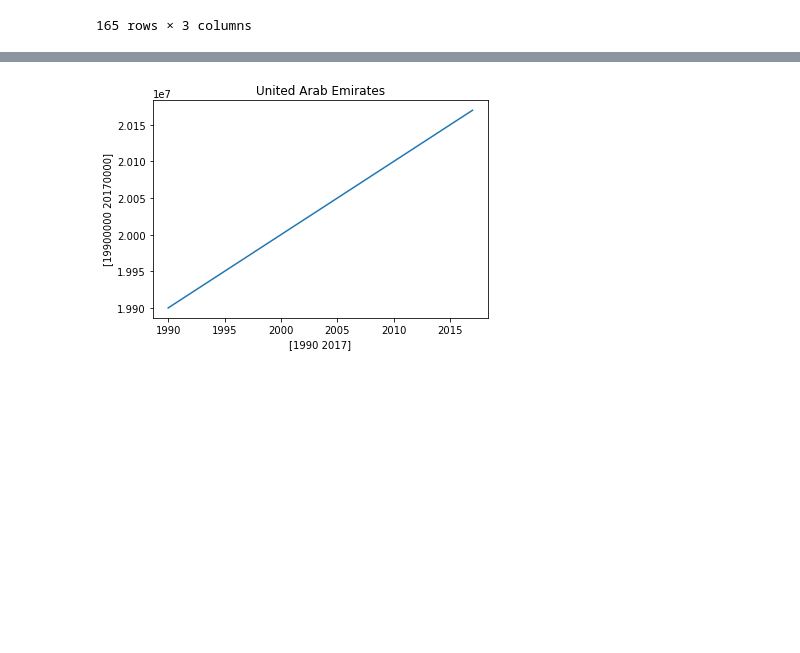
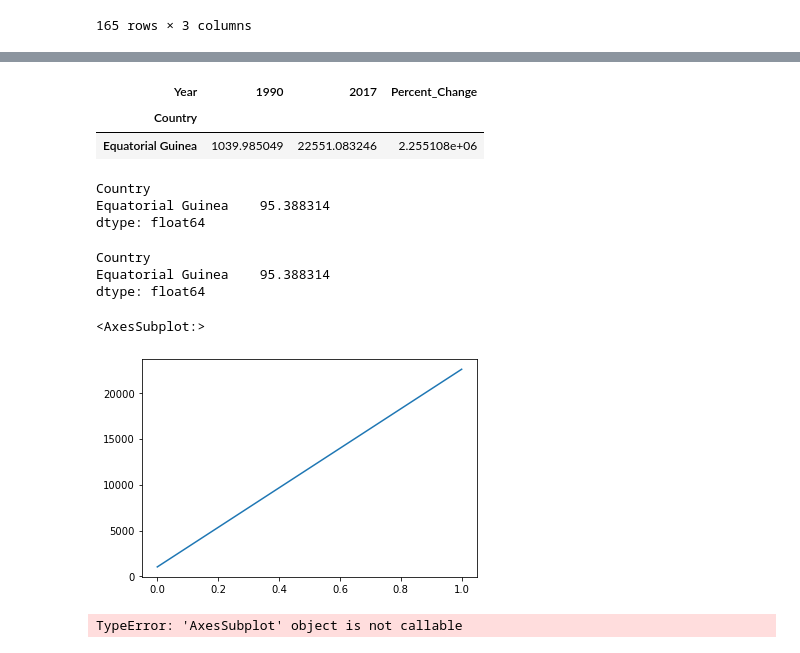
Before and after one commit to nss-data-science-cohort-6/un_data_question-tjsimpson524, a Jupyter notebook: notebooks/UN_Data_Exploration.ipynb, the cells around one changed output, grey strips where cells are left out. Saved outputs shown, nothing was run; the diff lists cells and outputs as text; code cells hidden in the pictures; blank space fills up the shorter version.

```diff
--- a/notebooks/UN_Data_Exploration.ipynb
+++ b/notebooks/UN_Data_Exploration.ipynb
@@ -233,0 +147,14 @@ SyntaxError: invalid syntax (356529668.py, line 1)
+# %%
+gdp_pivoted = gdp_pivoted
+gdp_pivoted
+# %% [output]
+| Year | 1990 | 2017 | Percent_Change |
+| Country |  |  |  |
+| Equatorial Guinea | 1039.985049 | 22551.083246 | 2.255108e+06 |
+# %%
+Percent_Change = 100 * ((gdp_pivoted['2017'] - gdp_pivoted['1990'])/ (gdp_pivoted['2017']))
+Percent_Change
+# %% [output]
+Country
+Equatorial Guinea    95.388314
+dtype: float64
@@ -234,11 +163,26 @@ SyntaxError: invalid syntax (356529668.py, line 1)
+# %%
+print(Percent_Change[Percent_Change == Percent_Change.max()])
+# %% [output]
+Country
+Equatorial Guinea    95.388314
+dtype: float64
 # %%
-plt.plot(x, y)
-plt.title('United Arab Emirates')
-plt.xlabel(x)
-plt.ylabel(y)
-plt.show()
+s = pd.Series([1039.985049,22551.083246])
-# %% [output]
-[figure, removed]
+# %%
+s.plot.line()
+# %% [output]
+<AxesSubplot:>
+[figure, added]
+# %%
+s = gdp_df({
+
+   '1990': [1039.985049],
+
+   '2017': [22551.083246]
+
+   }, index=[1990, 2000, 2010, 2020])
+# %% [output]
+TypeError: 'AxesSubplot' object is not callable
 # %%
 ## 6870 rows x 4 columns ##
 ## Floats and Objects ##
```
Also changed, not shown: parts of 23 cells of this notebook, 1 other file.
